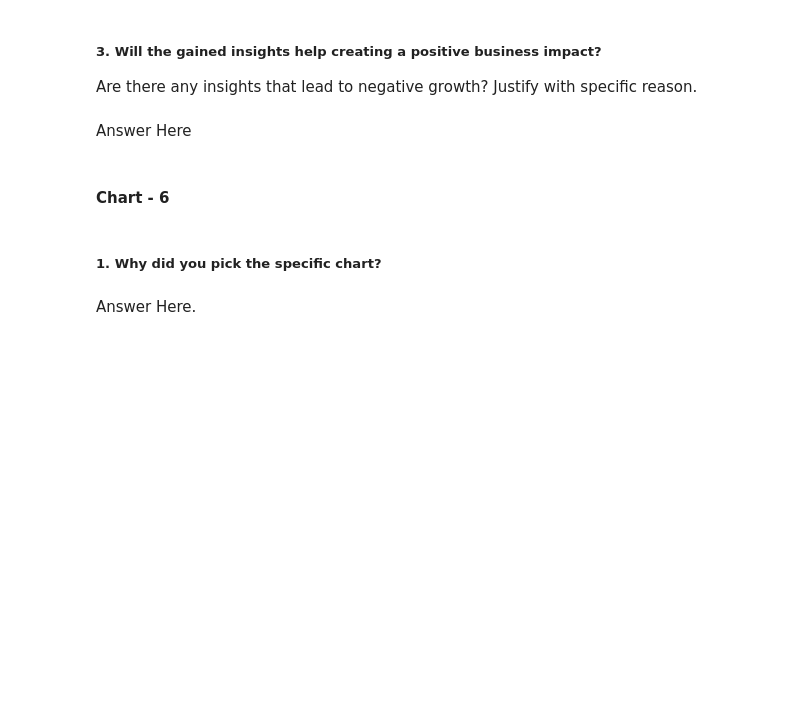
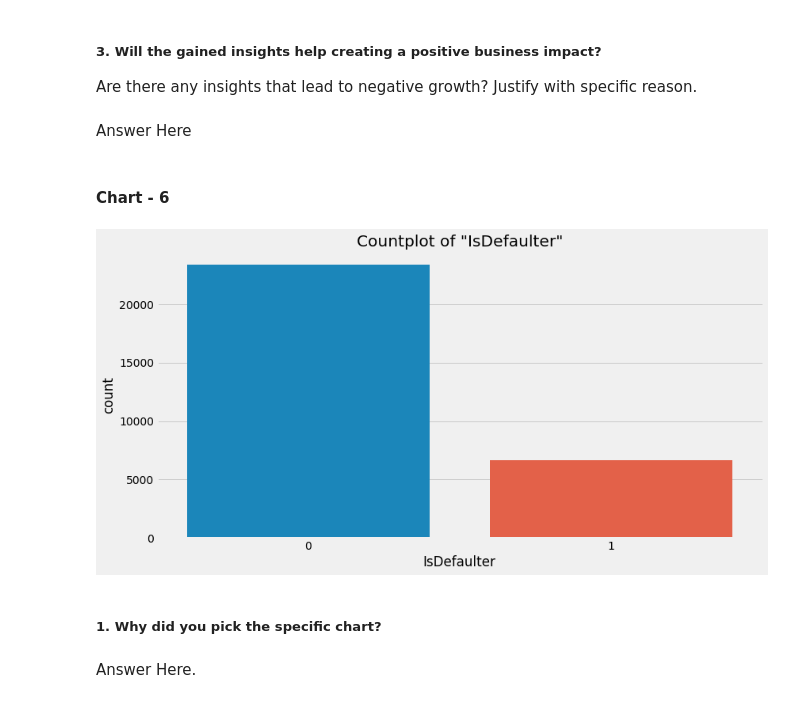
Before and after one commit to thepankaj018/Credit-Card-Default-Prediction, a Jupyter notebook: Credit_Card_Default_Prediction.ipynb, the cells around one changed output. Drawn from its saved outputs; the diff is of its cells as text; code cells hidden in the pictures; blank space fills up the shorter version.

```diff
--- a/Credit_Card_Default_Prediction.ipynb
+++ b/Credit_Card_Default_Prediction.ipynb
@@ -380,3 +447,10 @@ Answer Here
+# %%
+# Chart - 6 visualization code
+sns.catplot(data = data,x = 'IsDefaulter',kind = 'count',aspect = 2,height = 6)
+plt.title('Countplot of "IsDefaulter"')
+plt.show()
+# %% [output]
+[figure, added]
 # %% [markdown]
 ##### 1. Why did you pick the specific chart?
 # %% [markdown]
```
Also changed, not shown: parts of 24 cells of this notebook.
